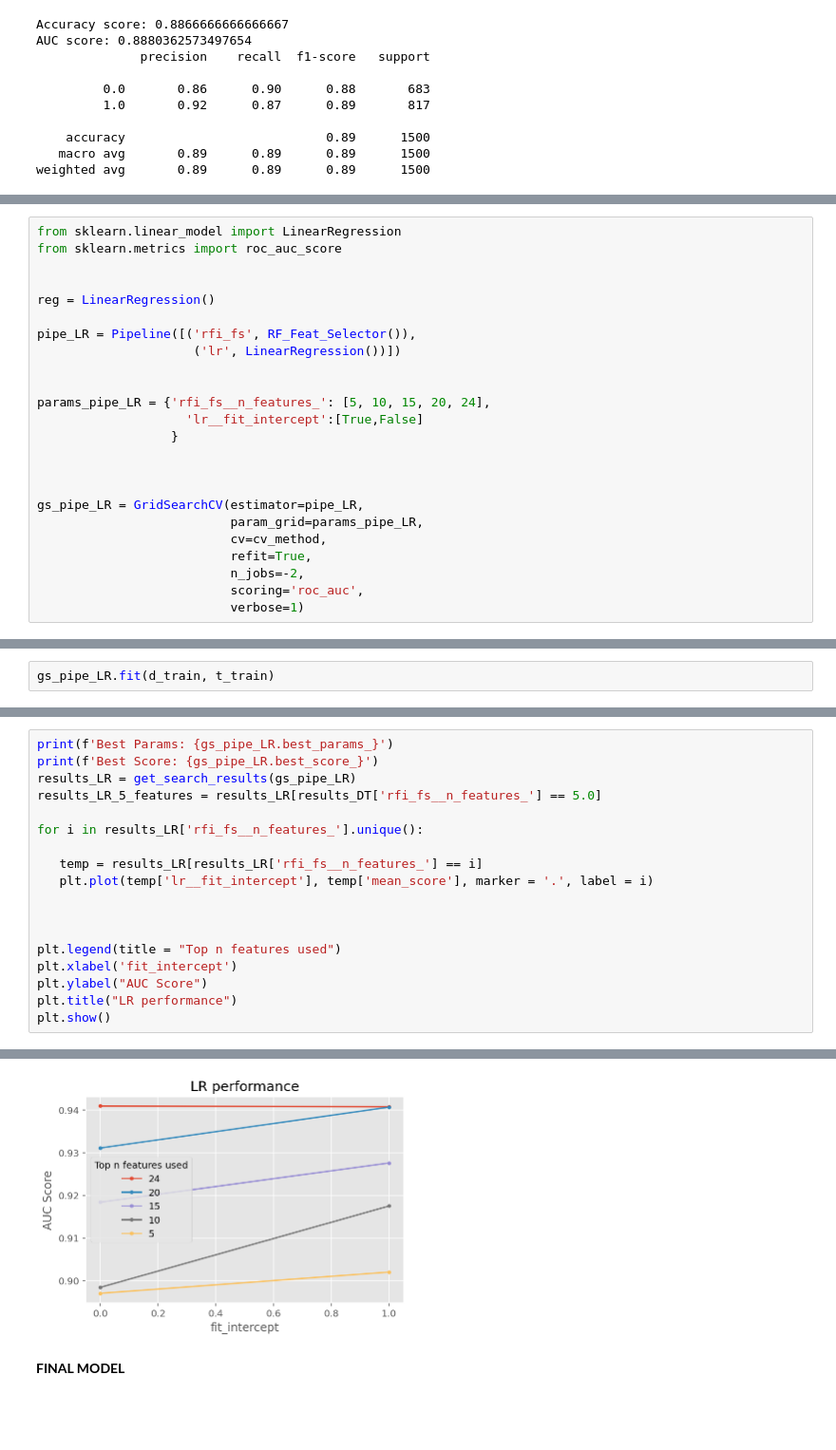
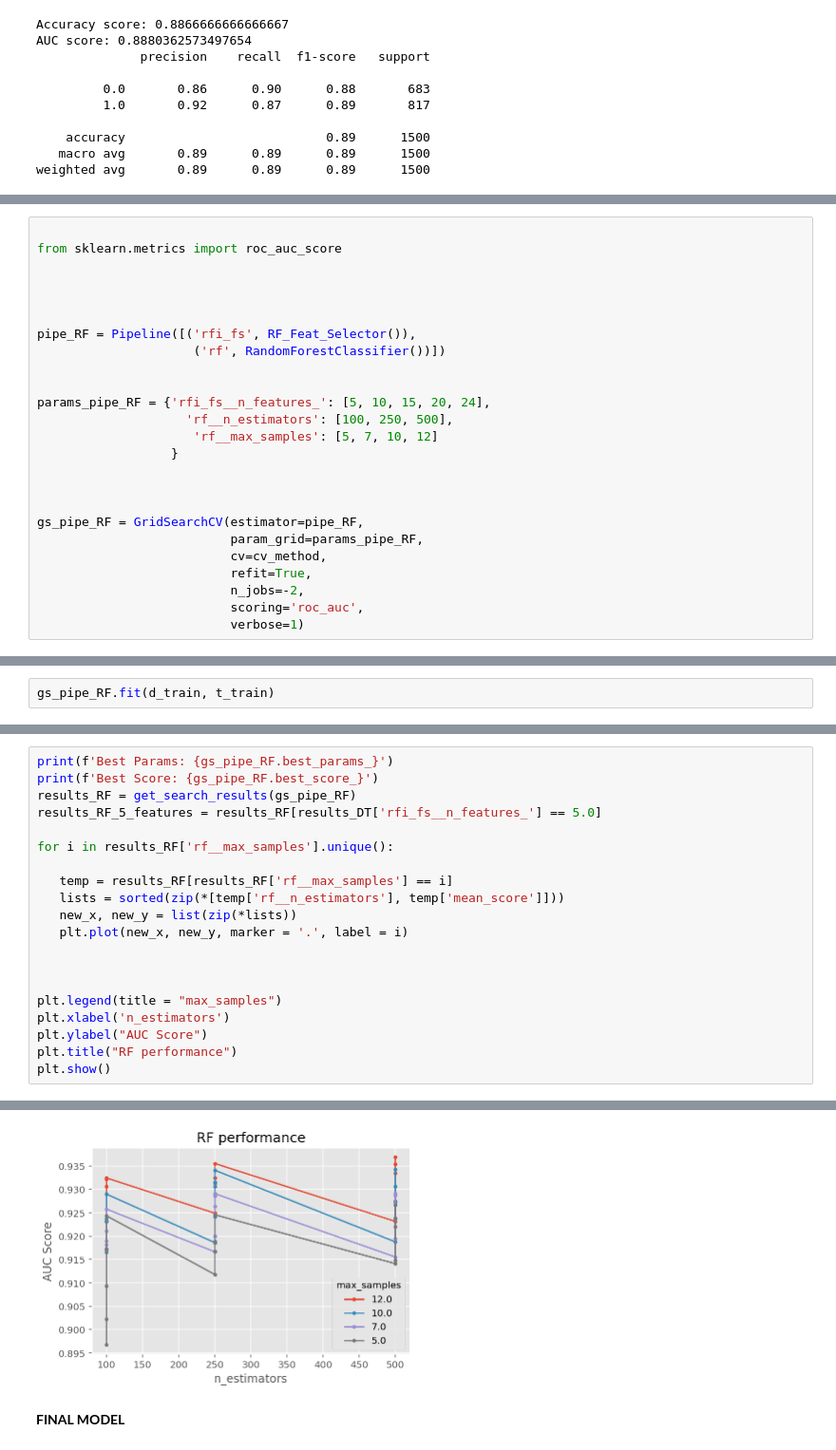
Before and after one commit to Mattjben/Passeneger-satisfaction-machine-learning, a Jupyter notebook: Phase_2_Airplane.ipynb, the cells around one changed output, grey strips where cells are left out. Shown at 95% size. Saved outputs shown, nothing was run; the diff lists cells and outputs as text; blank space fills up the shorter version.

```diff
--- a/Phase_2_Airplane.ipynb
+++ b/Phase_2_Airplane.ipynb
@@ -656,22 +657,23 @@ weighted avg       0.89      0.89      0.89      1500
 # %%
-from sklearn.linear_model import LinearRegression
+
 from sklearn.metrics import roc_auc_score
 
 
-reg = LinearRegression()
-
-pipe_LR = Pipeline([('rfi_fs', RF_Feat_Selector()),
-                     ('lr', LinearRegression())])
 
 
-params_pipe_LR = {'rfi_fs__n_features_': [5, 10, 15, 20, 24],
-                    'lr__fit_intercept':[True,False]
+pipe_RF = Pipeline([('rfi_fs', RF_Feat_Selector()),
+                     ('rf', RandomForestClassifier())])
+
+
+params_pipe_RF = {'rfi_fs__n_features_': [5, 10, 15, 20, 24],
+                    'rf__n_estimators': [100, 250, 500],
+                     'rf__max_samples': [5, 7, 10, 12]
                   }
 
 
 
-gs_pipe_LR = GridSearchCV(estimator=pipe_LR,
-                          param_grid=params_pipe_LR,
+gs_pipe_RF = GridSearchCV(estimator=pipe_RF,
+                          param_grid=params_pipe_RF,
                           cv=cv_method,
                           refit=True,
                           n_jobs=-2,
@@ -684,3 +686,3 @@ dict_keys(['memory', 'steps', 'verbose', 'rfi_fs', 'lr', 'rfi_fs__n_features_',
 # %%
-gs_pipe_LR.fit(d_train, t_train)
+gs_pipe_RF.fit(d_train, t_train)
 # %% [output]
@@ -688,19 +698,21 @@ Fitting 5 folds for each of 10 candidates, totalling 50 fits
 # %%
-print(f'Best Params: {gs_pipe_LR.best_params_}')
-print(f'Best Score: {gs_pipe_LR.best_score_}')
-results_LR = get_search_results(gs_pipe_LR)
-results_LR_5_features = results_LR[results_DT['rfi_fs__n_features_'] == 5.0]
+print(f'Best Params: {gs_pipe_RF.best_params_}')
+print(f'Best Score: {gs_pipe_RF.best_score_}')
+results_RF = get_search_results(gs_pipe_RF)
+results_RF_5_features = results_RF[results_DT['rfi_fs__n_features_'] == 5.0]
 
-for i in results_LR['rfi_fs__n_features_'].unique():
+for i in results_RF['rf__max_samples'].unique():
 
-   temp = results_LR[results_LR['rfi_fs__n_features_'] == i]
-   plt.plot(temp['lr__fit_intercept'], temp['mean_score'], marker = '.', label = i)
+   temp = results_RF[results_RF['rf__max_samples'] == i]
+   lists = sorted(zip(*[temp['rf__n_estimators'], temp['mean_score']]))
+   new_x, new_y = list(zip(*lists))
+   plt.plot(new_x, new_y, marker = '.', label = i)
 
 
 
-plt.legend(title = "Top n features used")
-plt.xlabel('fit_intercept')
+plt.legend(title = "max_samples")
+plt.xlabel('n_estimators')
 plt.ylabel("AUC Score")
-plt.title("LR performance")
+plt.title("RF performance")
 plt.show()
 # %% [output]
@@ -709,4 +721,4 @@ Best Score: 0.9408946922387053
-[figure, old version]
+[figure, new version]
 # %% [markdown]
 **FINAL MODEL**
 # %%
```
Also changed, not shown: parts of 23 cells of this notebook.
